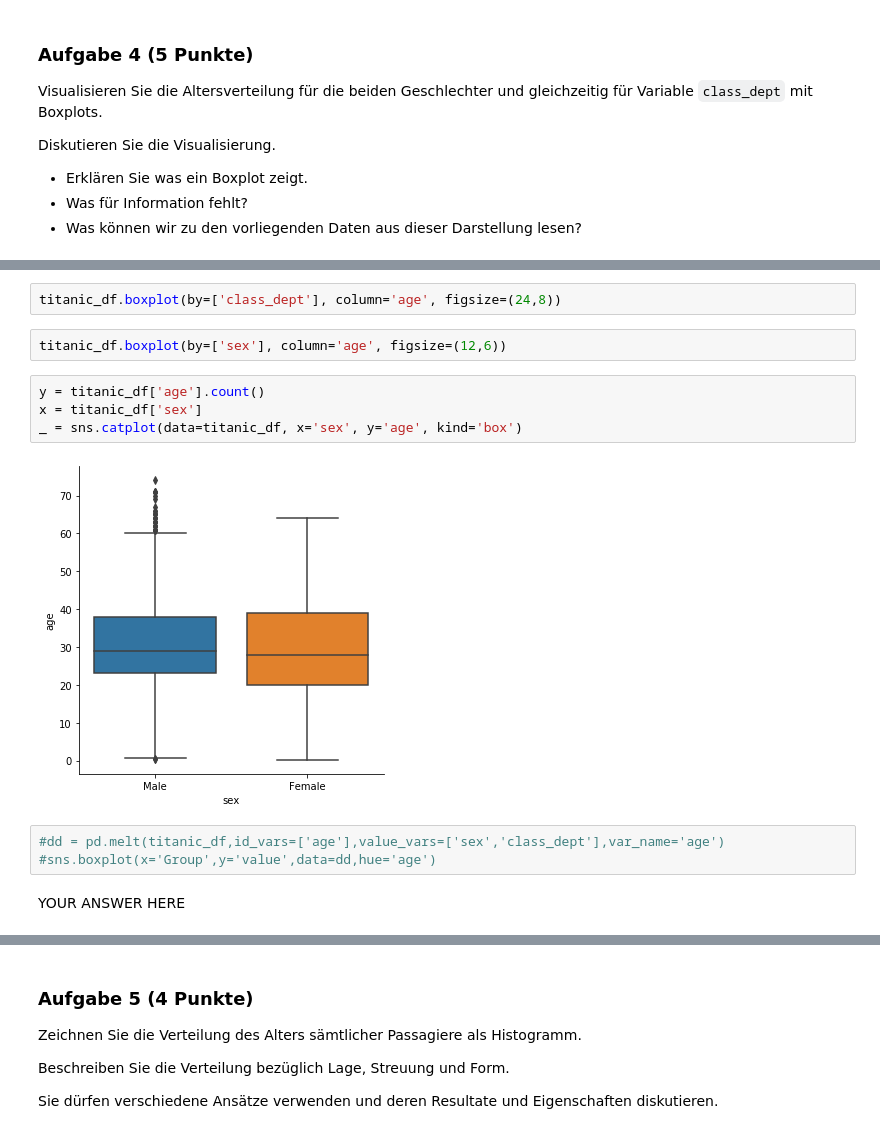
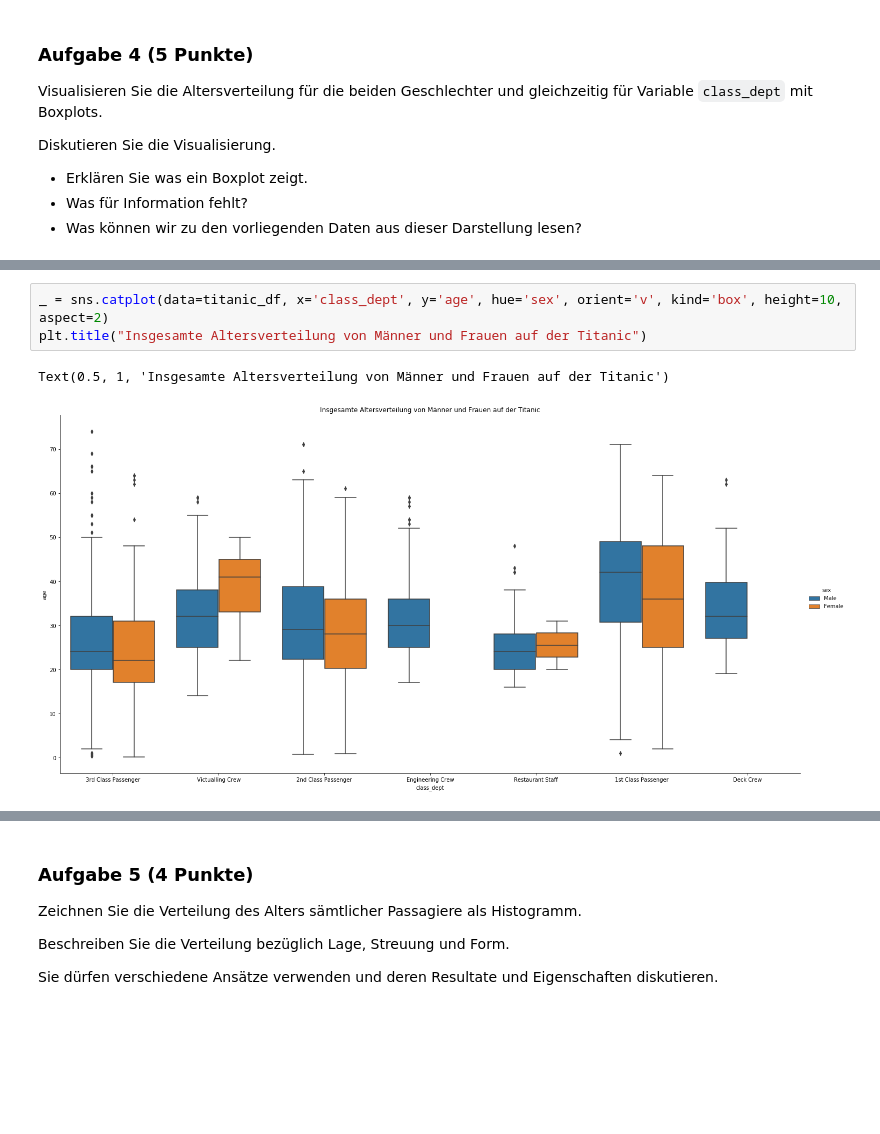
Before and after one commit to JuliaLauraMueller/dsp_hs2019, a Jupyter notebook: assignments/assignment11/exercise11.ipynb, the cells around one changed output, grey strips where cells are left out. Cells and saved outputs as stored; diff of their text form; blank space fills up the shorter version.

```diff
--- a/assignments/assignment11/exercise11.ipynb
+++ b/assignments/assignment11/exercise11.ipynb
@@ -312,15 +285,6 @@ titanic_df.boxplot(by=['age_dist'], column='age', figsize=(32,10))
-# %%
-titanic_df.boxplot(by=['class_dept'], column='age', figsize=(24,8))
-# %%
-titanic_df.boxplot(by=['sex'], column='age', figsize=(12,6))
-# %%
-y = titanic_df['age'].count()
-x = titanic_df['sex']
-_ = sns.catplot(data=titanic_df, x='sex', y='age', kind='box')
-# %% [output]
-[figure, removed]
-# %%
-#dd = pd.melt(titanic_df,id_vars=['age'],value_vars=['sex','class_dept'],var_name='age')
-#sns.boxplot(x='Group',y='value',data=dd,hue='age')
-# %% [markdown]
-YOUR ANSWER HERE
+# %%
+_ = sns.catplot(data=titanic_df, x='class_dept', y='age', hue='sex', orient='v', kind='box', height=10, aspect=2)
+plt.title("Insgesamte Altersverteilung von Männer und Frauen auf der Titanic")
+# %% [output]
+Text(0.5, 1, 'Insgesamte Altersverteilung von Männer und Frauen auf der Titanic')
+[figure, added]
```
Also changed, not shown: parts of 25 cells of this notebook, 1 other file.
